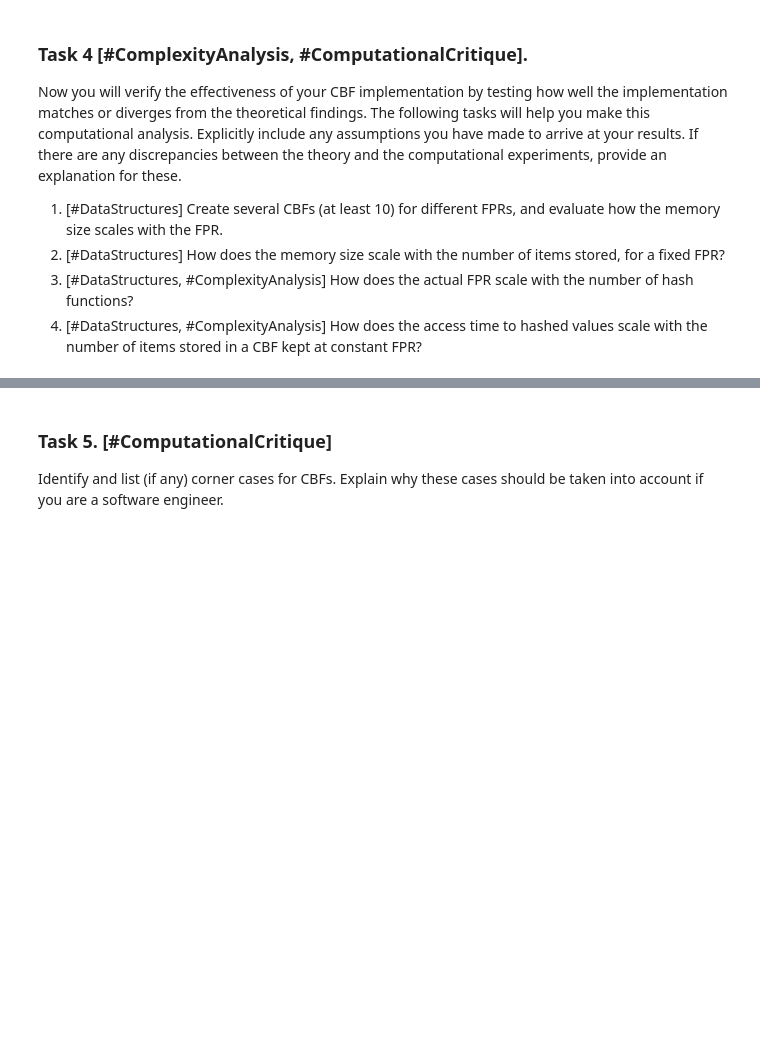
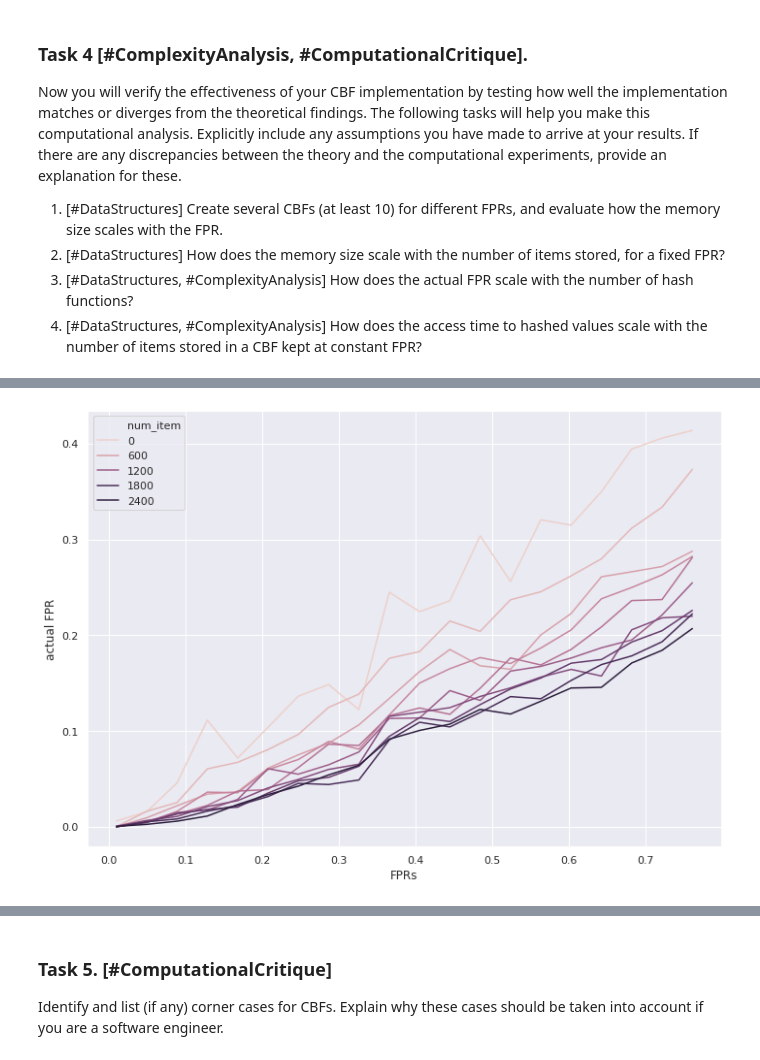
Before and after one commit to mahmud-nobe/CS110_Assignments, a Jupyter notebook: CS110 Assignment 3: Bloom Filters/CS110_Assignment_3.ipynb, the cells around one changed output, grey strips where cells are left out. Saved outputs shown, nothing was run; the diff lists cells and outputs as text; code cells hidden in the pictures; blank space fills up the shorter version.

```diff
--- a/CS110 Assignment 3: Bloom Filters/CS110_Assignment_3.ipynb
+++ b/CS110 Assignment 3: Bloom Filters/CS110_Assignment_3.ipynb
@@ -531,0 +676,7 @@ array([ 200,  400,  600,  800, 1000, 1200, 1400, 1600, 1800, 2000,  200,
+# %%
+# actual FPR vs given desired FPRs for a constant num_item
+
+sns.lineplot(x = 'FPRs', y='actual FPR', hue='num_item', data=plotting_data)
+plt.show()
+# %% [output]
+[figure, added]
```
Also changed, not shown: parts of 56 cells of this notebook.
